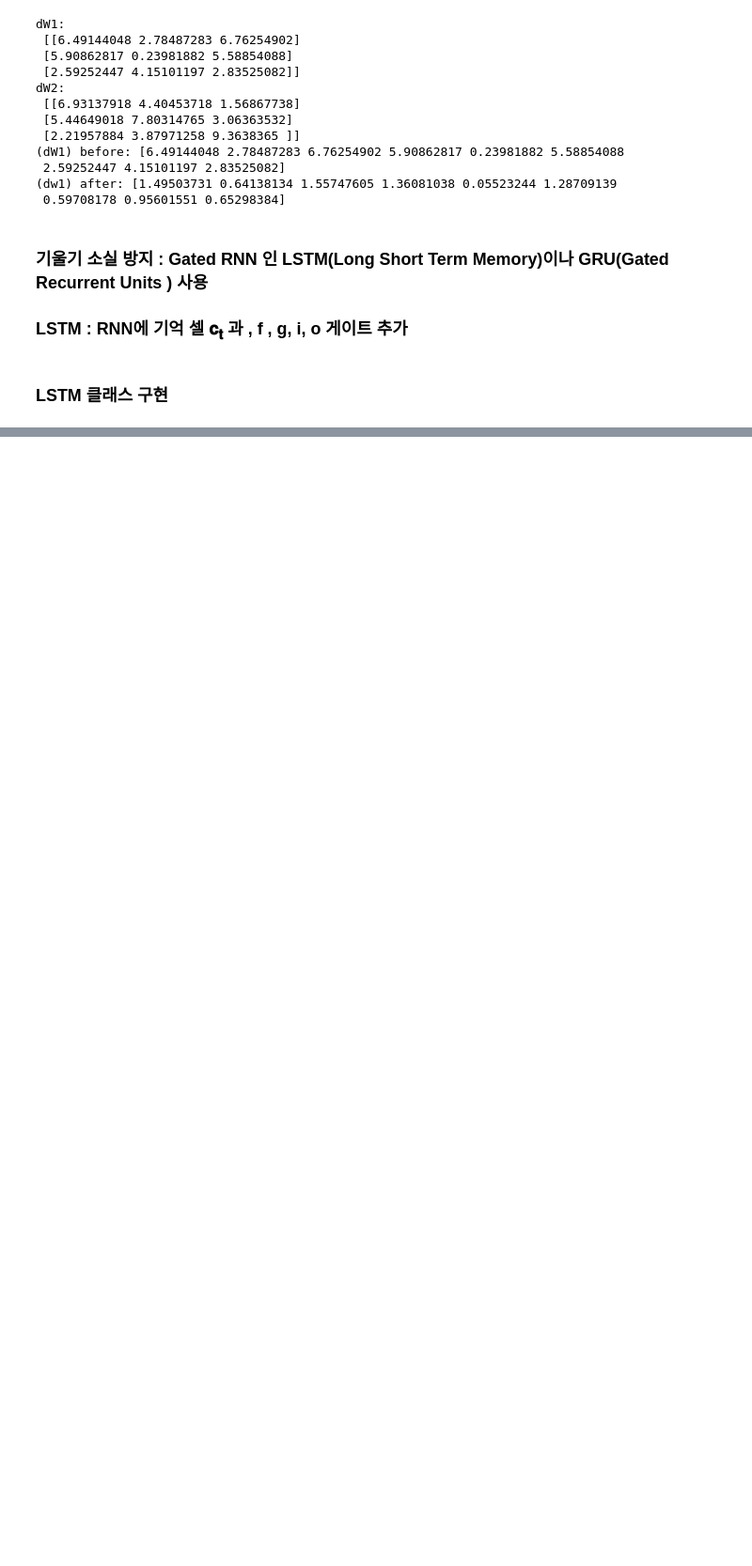
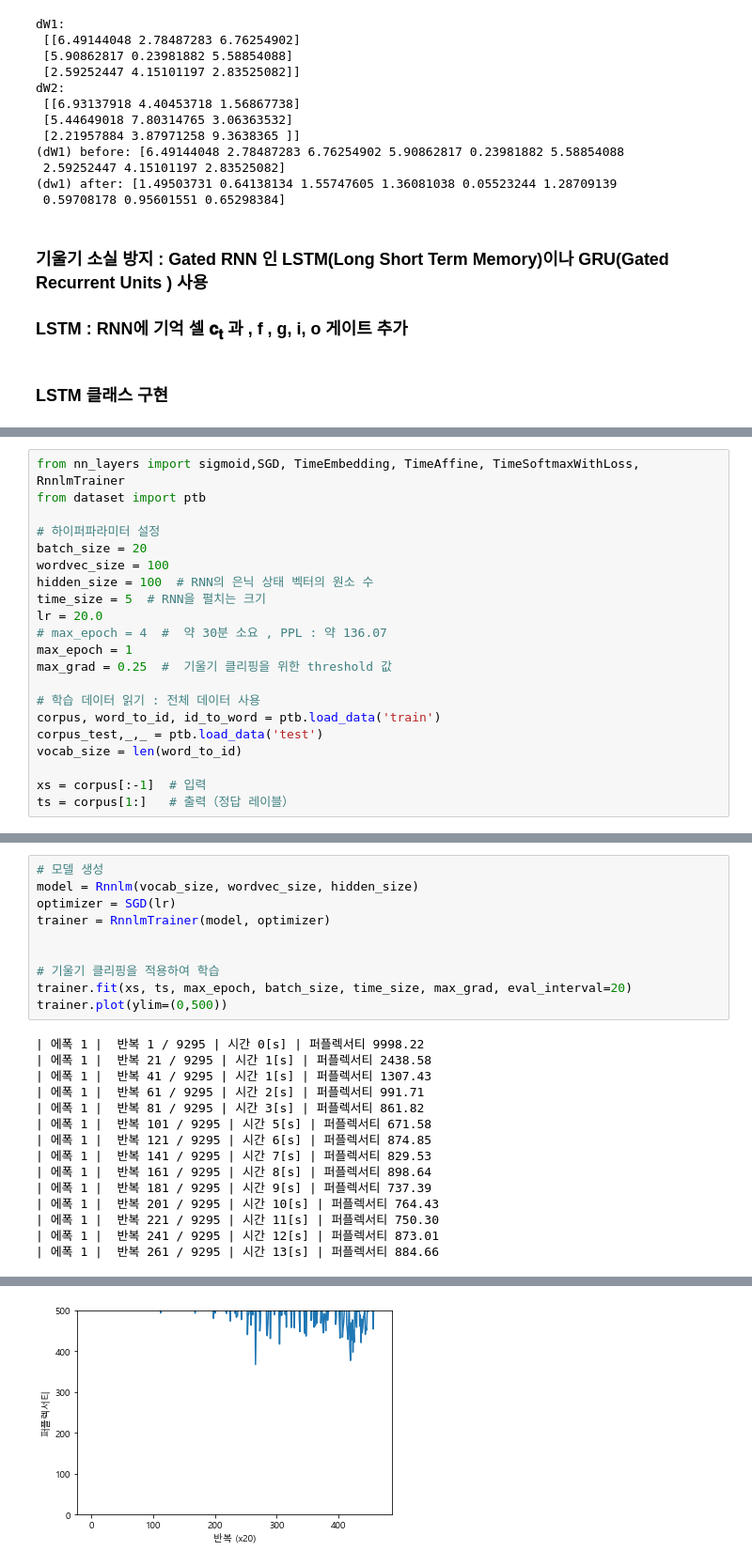
Before and after one commit to sain0722/ai_nlp, a Jupyter notebook: 03_RNN_LSTM/02_LSTM 구현.ipynb, the cells around one changed output, grey strips where cells are left out. Shown at 94% size. Saved outputs shown, nothing was run; the diff lists cells and outputs as text; blank space fills up the shorter version.

```diff
--- a/03_RNN_LSTM/02_LSTM 구현.ipynb
+++ b/03_RNN_LSTM/02_LSTM 구현.ipynb
@@ -102,0 +329,21 @@ class LSTM:
+# %%
+from nn_layers import sigmoid,SGD, TimeEmbedding, TimeAffine, TimeSoftmaxWithLoss, RnnlmTrainer
+from dataset import ptb
+
+# 하이퍼파라미터 설정
+batch_size = 20
+wordvec_size = 100
+hidden_size = 100  # RNN의 은닉 상태 벡터의 원소 수
+time_size = 5  # RNN을 펼치는 크기
+lr = 20.0
+# max_epoch = 4  #  약 30분 소요 , PPL : 약 136.07
+max_epoch = 1
+max_grad = 0.25  #  기울기 클리핑을 위한 threshold 값
+
+# 학습 데이터 읽기 : 전체 데이터 사용
+corpus, word_to_id, id_to_word = ptb.load_data('train')
+corpus_test,_,_ = ptb.load_data('test')
+vocab_size = len(word_to_id)
+
+xs = corpus[:-1]  # 입력
+ts = corpus[1:]   # 출력（정답 레이블）
@@ -102,0 +359,25 @@ class LSTM:
+# %%
+# 모델 생성
+model = Rnnlm(vocab_size, wordvec_size, hidden_size)
+optimizer = SGD(lr)
+trainer = RnnlmTrainer(model, optimizer)
+
+
+# 기울기 클리핑을 적용하여 학습
+trainer.fit(xs, ts, max_epoch, batch_size, time_size, max_grad, eval_interval=20)
+trainer.plot(ylim=(0,500))
+# %% [output]
+| 에폭 1 |  반복 1 / 9295 | 시간 0[s] | 퍼플렉서티 9998.22
+| 에폭 1 |  반복 21 / 9295 | 시간 1[s] | 퍼플렉서티 2438.58
+| 에폭 1 |  반복 41 / 9295 | 시간 1[s] | 퍼플렉서티 1307.43
+| 에폭 1 |  반복 61 / 9295 | 시간 2[s] | 퍼플렉서티 991.71
+| 에폭 1 |  반복 81 / 9295 | 시간 3[s] | 퍼플렉서티 861.82
+| 에폭 1 |  반복 101 / 9295 | 시간 5[s] | 퍼플렉서티 671.58
+| 에폭 1 |  반복 121 / 9295 | 시간 6[s] | 퍼플렉서티 874.85
+| 에폭 1 |  반복 141 / 9295 | 시간 7[s] | 퍼플렉서티 829.53
+| 에폭 1 |  반복 161 / 9295 | 시간 8[s] | 퍼플렉서티 898.64
+| 에폭 1 |  반복 181 / 9295 | 시간 9[s] | 퍼플렉서티 737.39
+| 에폭 1 |  반복 201 / 9295 | 시간 10[s] | 퍼플렉서티 764.43
+| 에폭 1 |  반복 221 / 9295 | 시간 11[s] | 퍼플렉서티 750.30
+| 에폭 1 |  반복 241 / 9295 | 시간 12[s] | 퍼플렉서티 873.01
+| 에폭 1 |  반복 261 / 9295 | 시간 13[s] | 퍼플렉서티 884.66
@@ -102,0 +401 @@ class LSTM:
+[figure, added]
```
Also changed, not shown: parts of 19 cells of this notebook, 15 other files.
